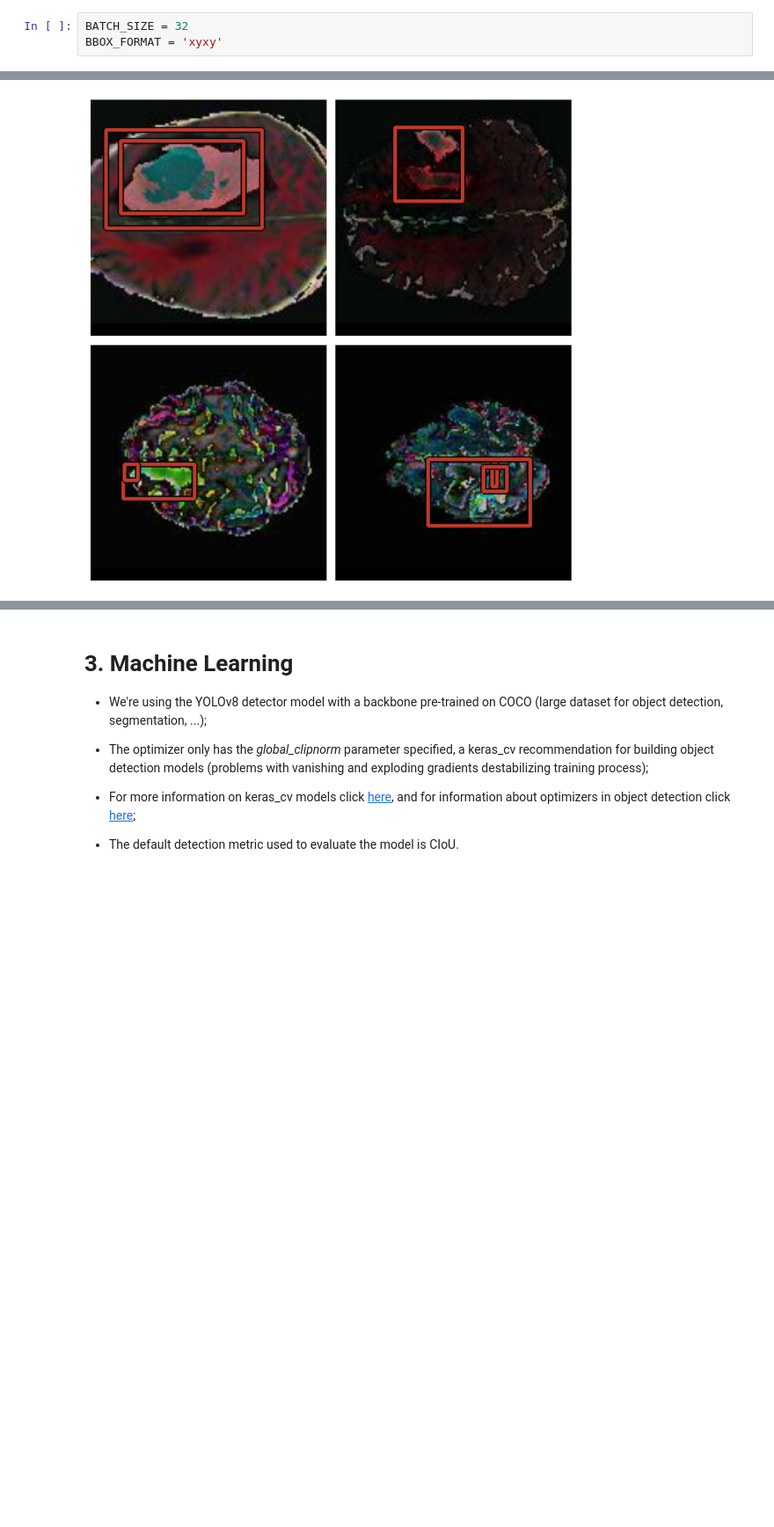
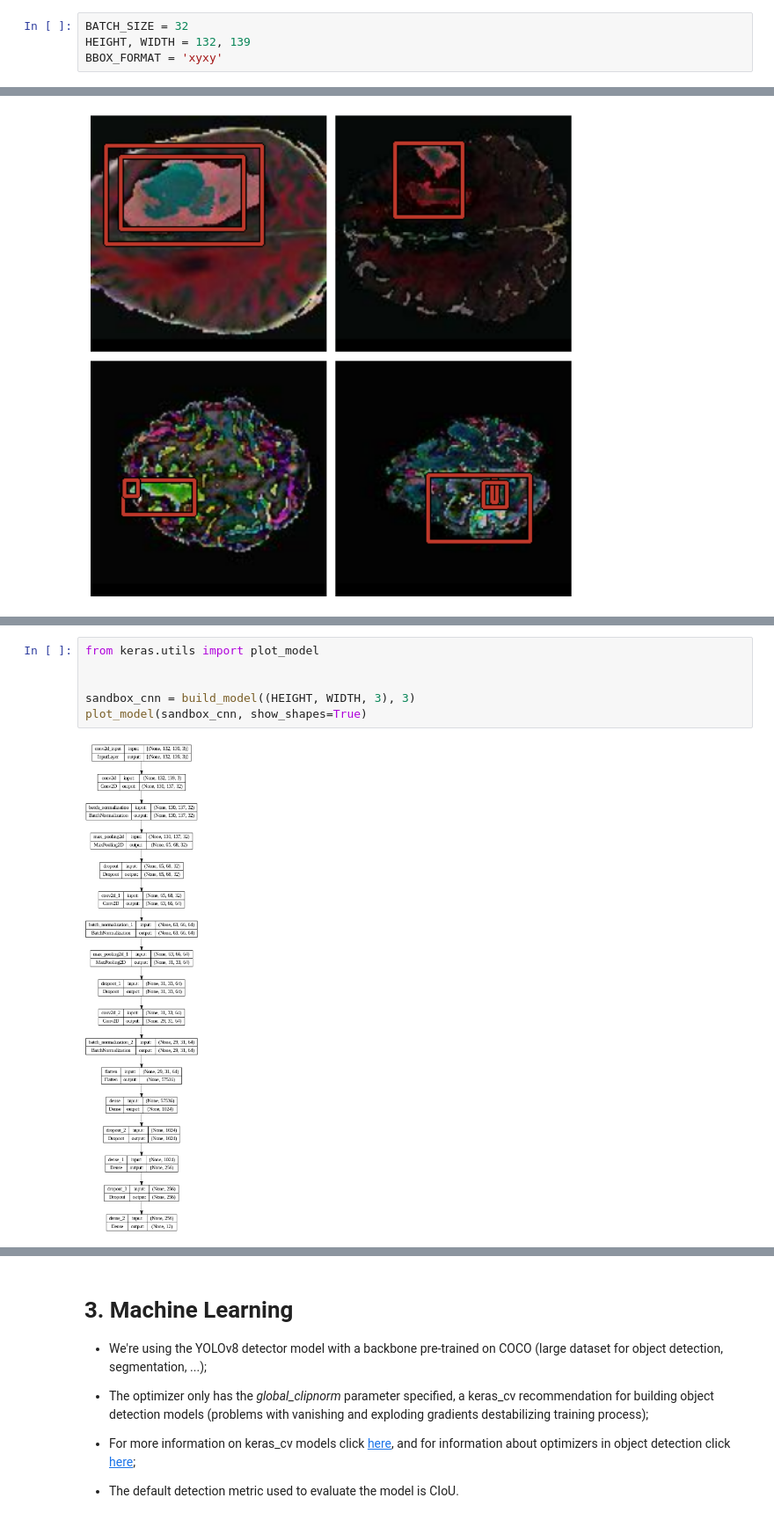
Before and after one commit to juliorodrigues07/tumour_detection, a Jupyter notebook: notebooks/brain_tumor_detection_w_keras_yolo_v8.ipynb, the cells around one changed output, grey strips where cells are left out. Shown at 88% size. Saved outputs shown, nothing was run; the diff lists cells and outputs as text; blank space fills up the shorter version.

Commit message:
Feat: Added initial sandbox CNN to speedup testings

```diff
--- a/notebooks/brain_tumor_detection_w_keras_yolo_v8.ipynb
+++ b/notebooks/brain_tumor_detection_w_keras_yolo_v8.ipynb
@@ -60,6 +60,7 @@ if not isdir(f'{getcwd()}/plots'):
     mkdir(f'{getcwd()}/plots')
 # %%
 BATCH_SIZE = 32
+HEIGHT, WIDTH = 132, 139
 BBOX_FORMAT = 'xyxy'
 # %% [markdown]
 - PS: We're only detecting tumours for now.
@@ -383,0 +534,8 @@ visualize_dataset(inputs=train_dataset, value_range=(0, 255), rows=2, cols=2, bo
+# %%
+from keras.utils import plot_model
+
+
+sandbox_cnn = build_model((HEIGHT, WIDTH, 3), 3)
+plot_model(sandbox_cnn, show_shapes=True)
+# %% [output]
+[figure, added]
```
Also changed, not shown: parts of 10 cells of this notebook.
